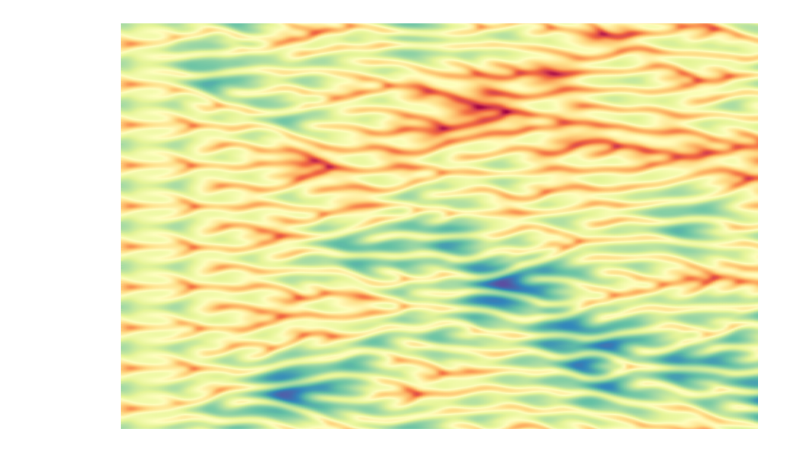
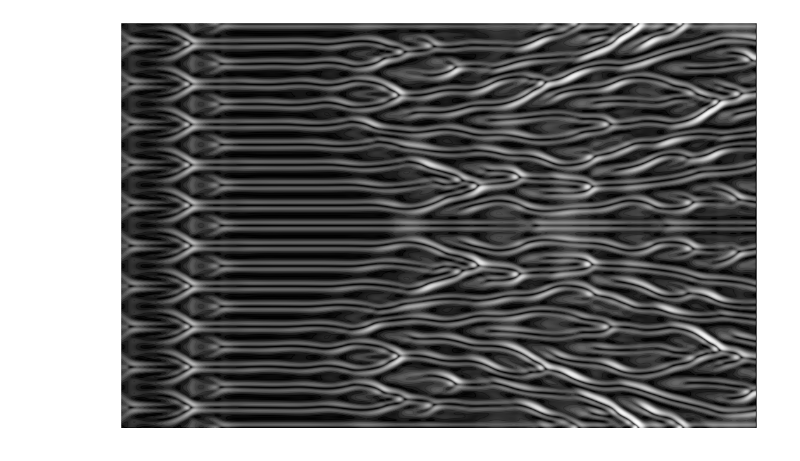
Before and after one commit to celliern/triflow, a Jupyter notebook: examples/notebooks/kuramoto.ipynb, the cells around one changed output. Saved outputs shown, nothing was run; the diff lists cells and outputs as text; code cells hidden in the pictures.

```diff
--- a/examples/notebooks/kuramoto.ipynb
+++ b/examples/notebooks/kuramoto.ipynb
@@ -29,10 +28,9 @@ pl.show()
 # %%
 simul = trf.Simulation(model, fields=model.fields_template(x=x, zeta=zeta),
-                   dt=1, tmax=200, tol=5E-0, parameters=dict(periodic=True))
+                   dt=.2, tmax=200, tol=5E-0, parameters=dict(periodic=True))
+simul.add_post_process("compute_zeta_mean", zeta_mean)
 container = simul.attach_container()
 curve = trf.display_fields(simul)
 curve.hv_curve.redim.range(zeta=(0, None))
 # %% [output]
 [interactive output not drawn]
-# %%
-simul.run()
@@ -46,0 +37,2 @@ simul.run()
+# %%
+results = simul.run()
@@ -47,9 +41,11 @@ simul.run()
+# %%
+data = (simul.container.data.zeta - simul.container.data.zeta.mean("x")).T.values
 # %%
-pl.figure(figsize=(18, 18 / (1568 / 1024)))
-pl.pcolormesh((simul.container.data.zeta - simul.container.data.zeta.mean("x")).T,
-              cmap="Spectral", shading="gouraud")
+fig = pl.figure(figsize=(18, 18 / (1568 / 1024)))
+pl.pcolormesh(filt(data), cmap="Greys_r")
+pl.contour(filt(data), 20, cmap="Greys_r")
 pl.grid(False)
 pl.axis('off')
-pl.savefig("../../source_doc/source/_static/images/bg.png", bbox_inches='tight')
+pl.savefig("../../source_doc/source/_static/images/bg.jpg", bbox_inches='tight')
 # %% [output]
-[figure, old version]
+[figure, new version]
```
Also changed, not shown: parts of 8 cells of this notebook, 1 other file.
